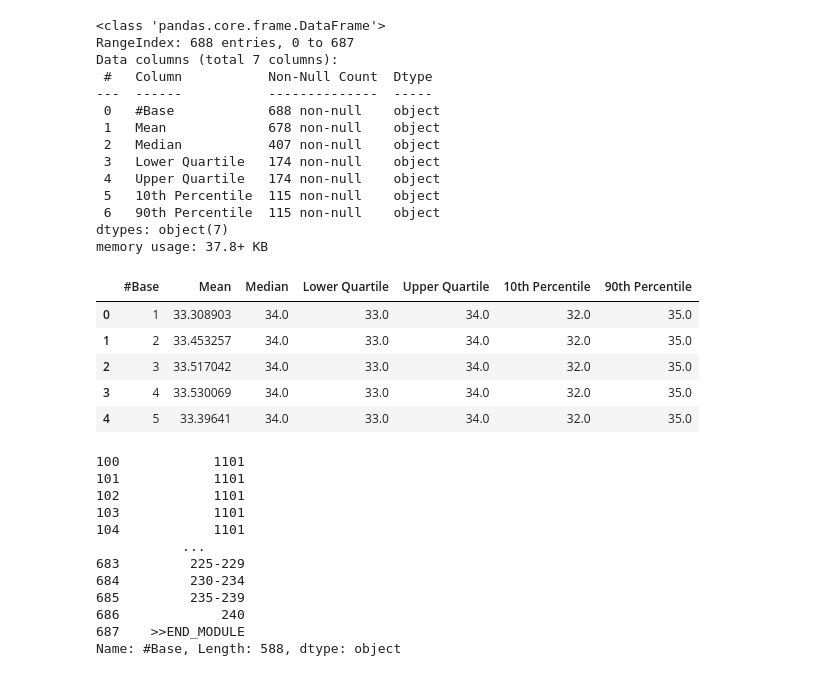
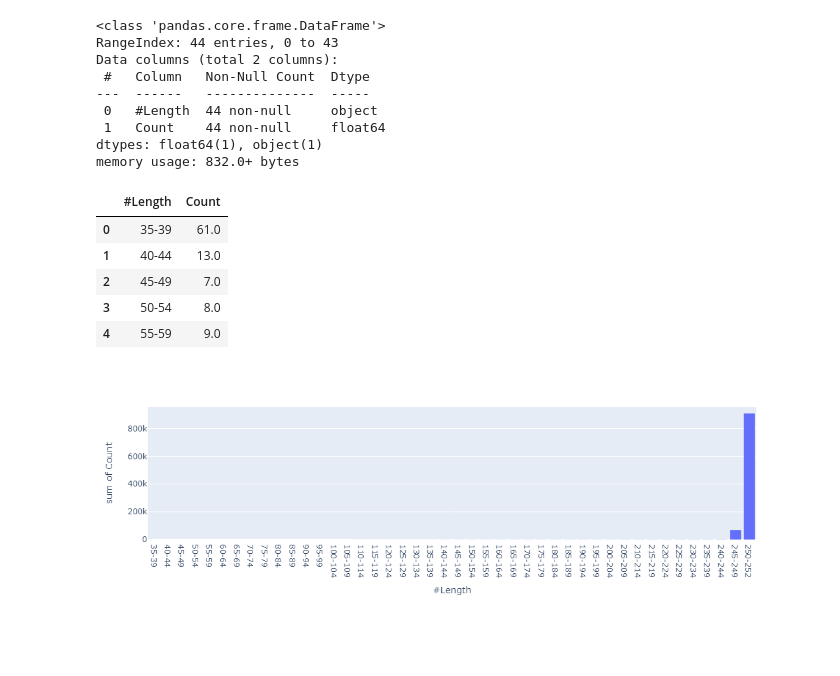
Before and after one commit to chloea31/personal_project, a Jupyter notebook: notebooks/unicycler/Unicycler_analysis.ipynb, the cells around one changed output. Saved outputs shown, nothing was run; the diff lists cells and outputs as text; code cells hidden in the pictures; blank space fills up the shorter version.

Commit message:
add new version of the notebook with first histogram illumina_f df; rest to verify if it is the right plot and see how it goes for nanopore

```diff
--- a/notebooks/unicycler/Unicycler_analysis.ipynb
+++ b/notebooks/unicycler/Unicycler_analysis.ipynb
@@ -3,42 +3,27 @@ import numpy as np
 import pandas as pd
 import plotly.express as px
 # %%
-illumina_f = pd.read_csv("../../reports/unicycler/QC/illumina_f_fastqc/illumina_f_fastqc/fastqc_data.txt",sep = '\t', skiprows = 13)
+illumina_f = pd.read_csv("../../reports/unicycler/QC/illumina_f_fastqc/illumina_f_fastqc/illumina_f_seq_length_dist.csv",sep = ',')
 illumina_f.info()
-illumina_f.head() # 58
+illumina_f.head()
 # %% [output]
 <class 'pandas.core.frame.DataFrame'>
-RangeIndex: 688 entries, 0 to 687
-Data columns (total 7 columns):
- #   Column           Non-Null Count  Dtype
----  ------           --------------  -----
- 0   #Base            688 non-null    object
- 1   Mean             678 non-null    object
- 2   Median           407 non-null    object
- 3   Lower Quartile   174 non-null    object
- 4   Upper Quartile   174 non-null    object
- 5   10th Percentile  115 non-null    object
- 6   90th Percentile  115 non-null    object
-dtypes: object(7)
-memory usage: 37.8+ KB
+RangeIndex: 44 entries, 0 to 43
+Data columns (total 2 columns):
+ #   Column   Non-Null Count  Dtype
+---  ------   --------------  -----
+ 0   #Length  44 non-null     object
+ 1   Count    44 non-null     float64
+dtypes: float64(1), object(1)
+memory usage: 832.0+ bytes
-|  | #Base | Mean | Median | Lower Quartile | Upper Quartile | 10th Percentile | 90th Percentile |
-| 0 | 1 | 33.308903 | 34.0 | 33.0 | 34.0 | 32.0 | 35.0 |
-| 1 | 2 | 33.453257 | 34.0 | 33.0 | 34.0 | 32.0 | 35.0 |
-| 2 | 3 | 33.517042 | 34.0 | 33.0 | 34.0 | 32.0 | 35.0 |
-| 3 | 4 | 33.530069 | 34.0 | 33.0 | 34.0 | 32.0 | 35.0 |
-| 4 | 5 | 33.39641 | 34.0 | 33.0 | 34.0 | 32.0 | 35.0 |
+|  | #Length | Count |
+| 0 | 35-39 | 61.0 |
+| 1 | 40-44 | 13.0 |
+| 2 | 45-49 | 7.0 |
+| 3 | 50-54 | 8.0 |
+| 4 | 55-59 | 9.0 |
 # %%
-illumina_f.loc[100:]["#Base"]
+fig = px.histogram(illumina_f, x = "#Length", y = "Count")
+fig.show()
 # %% [output]
-100            1101
-101            1101
-102            1101
-103            1101
-104            1101
-           ...
-683         225-229
-684         230-234
-685         235-239
-686             240
-687    >>END_MODULE
-Name: #Base, Length: 588, dtype: object
+[figure, added]
```
Also changed, not shown: parts of 4 cells of this notebook.
